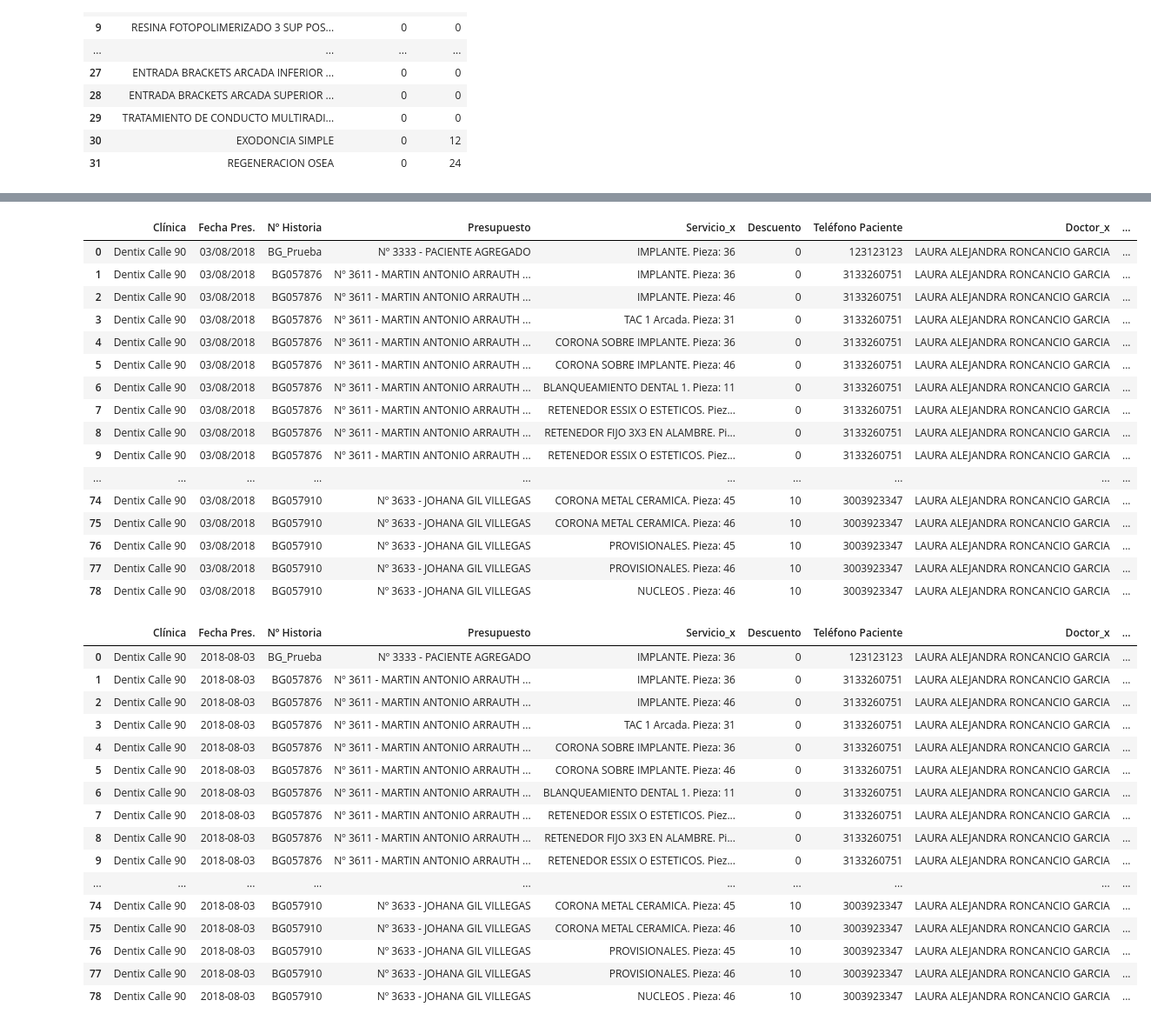
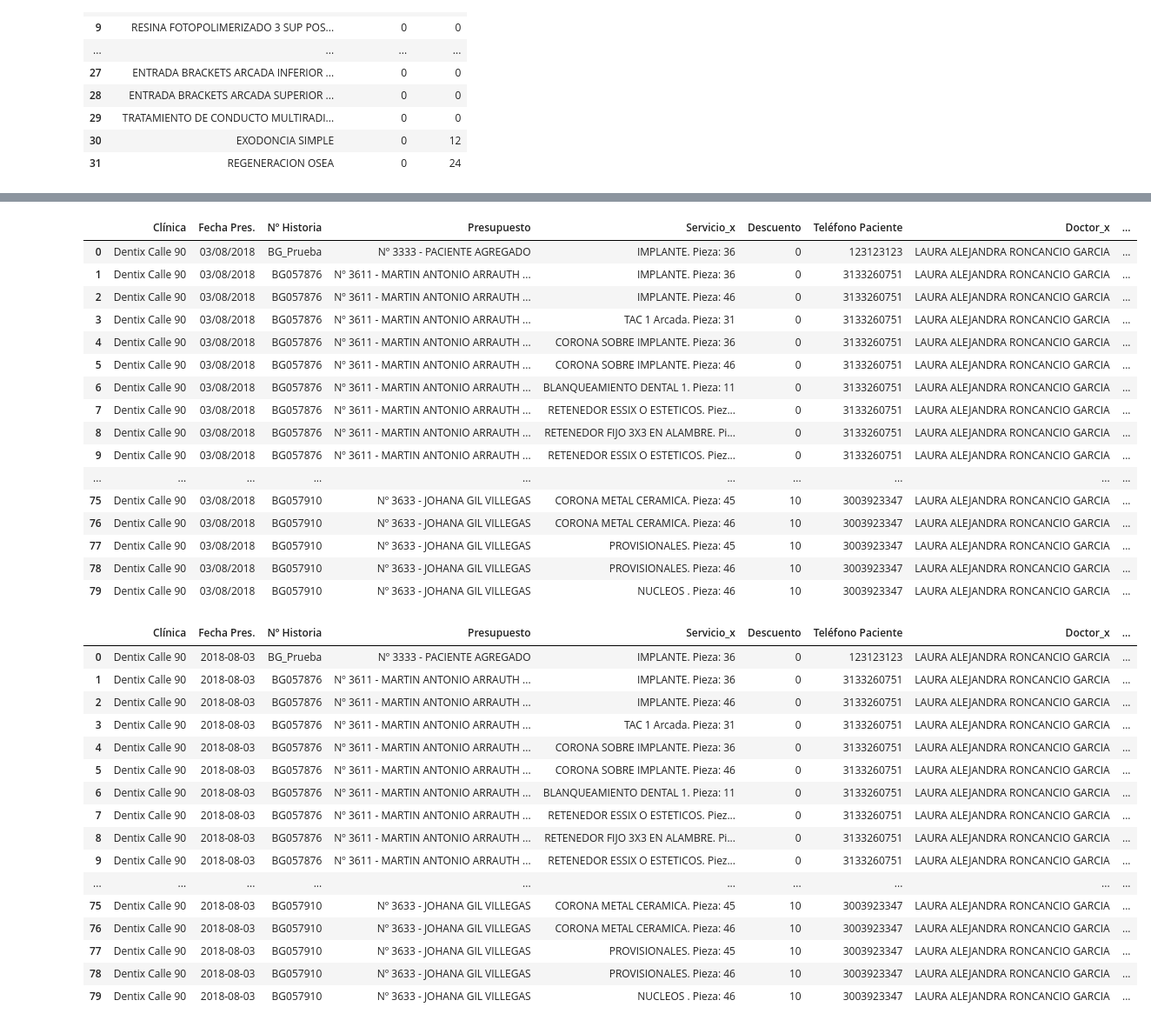
Before and after one commit to davidarango82/intro-data-sci-python, a Jupyter notebook: Untitled.ipynb, the cells around one changed output, grey strips where cells are left out. Shown at 87% size. Cells and saved outputs as stored; diff of their text form; code cells hidden in the pictures.

```diff
--- a/Untitled.ipynb
+++ b/Untitled.ipynb
@@ -134,7 +148,12 @@ temp_df
 | 30 | EXODONCIA SIMPLE | 0 | 12 |
 | 31 | REGENERACION OSEA | 0 | 24 |
 # %%
-#AJUSTE DE NOMBRES PROVENIENTES DE LA PPE
+#AJUSTE DE NOMBRES PARA TABLA DE SERVICIOS
 temp_df['ttmto_homol'] = temp_df['ttmto_homol'].replace('MENSUALIDAD ORTODONCIA AUTOLIGABLES','MENSUALIDAD ORTODONCIA AUTOLIGABLES ESTETICOS')
+temp_df['ttmto_homol'] = temp_df['ttmto_homol'].replace('ALARGAMIENTO CORONAL (','ALARGAMIENTO CORONAL (POR PIEZA)')
+temp_df['ttmto_homol'] = temp_df['ttmto_homol'].replace('EXODONCIA SIMPLE','EXODONCIA SIMPLE COMPLEJIDAD 1-2-3')
+temp_df['ttmto_homol'] = temp_df['ttmto_homol'].replace('REGENERACION OSEA','REGENERACION OSEA (SIN HUESO NI MEMBRANA)')
+
+
 #temp_df['ttmto_homol'] = temp_df['ttmto_homol'].replace('EXODONCIA QUIRURGICA DE CORDAL (INCLUIDO SEMIE...','EXODONCIA QUIRURGICA DE CORDAL (INCLUIDO, SEMIERUPCIONADO)')
-temp_df
+#temp_df
@@ -188,0 +190,3 @@ servicios_df
+# %%
+servicios_df = servicios_df[['ttmto_homol','Corrimiento','Vigencia','VALOR UNITARIO']]
+servicios_df
@@ -215,31 +242,31 @@ reporte
 # %%
 # CRUCE REPORTE-SERVICIOS_DF: AGREGAR CORRIMIENTO, VIGENCIA, Y VALOR UNITARIO AL REPORTE
 
-reporte = pd.merge(reporte, servicios_df2, how='left', left_on=['ttmto_homol'], right_on=['ttmto_homol'])
+reporte = pd.merge(reporte, servicios_df, how='left', left_on=['ttmto_homol'], right_on=['ttmto_homol'])
 reporte['CANTIDAD'] = reporte['Importe Pres.']/reporte['VALOR UNITARIO'] #comentado para ver los valores NAN a corregir.
 reporte['Producidos'] = reporte['Producidos']/reporte['VALOR UNITARIO']
 #reporte['VALOR UNITARIO']
 # ojo: si este procedimiento NO RETORNA 'reporte', es porque no ha cruzado servicios_df del todo, y quedan algunos NAN´s.
-# ajustar servicios_df para que los nombres de los ttmtos concuerden con los de 'reporte'
+# ajustar 'servicios_df' para que los nombres de los ttmtos concuerden con los de 'reporte'
 reporte
 # %% [output]
 |  | Clínica | Fecha Pres. | Nº Historia | Presupuesto | Servicio_x | Descuento | Teléfono Paciente | Doctor_x | ... |
 | 0 | Dentix Calle 90 | 03/08/2018 | BG_Prueba | Nº 3333 - PACIENTE AGREGADO | IMPLANTE. Pieza: 36 | 0 | 123123123 | LAURA ALEJANDRA RONCANCIO GARCIA | ... |
 | 1 | Dentix Calle 90 | 03/08/2018 | BG057876 | Nº 3611 - MARTIN ANTONIO ARRAUTH ... | IMPLANTE. Pieza: 36 | 0 | 3133260751 | LAURA ALEJANDRA RONCANCIO GARCIA | ... |
 | 2 | Dentix Calle 90 | 03/08/2018 | BG057876 | Nº 3611 - MARTIN ANTONIO ARRAUTH ... | IMPLANTE. Pieza: 46 | 0 | 3133260751 | LAURA ALEJANDRA RONCANCIO GARCIA | ... |
 | 3 | Dentix Calle 90 | 03/08/2018 | BG057876 | Nº 3611 - MARTIN ANTONIO ARRAUTH ... | TAC 1 Arcada. Pieza: 31 | 0 | 3133260751 | LAURA ALEJANDRA RONCANCIO GARCIA | ... |
 | 4 | Dentix Calle 90 | 03/08/2018 | BG057876 | Nº 3611 - MARTIN ANTONIO ARRAUTH ... | CORONA SOBRE IMPLANTE. Pieza: 36 | 0 | 3133260751 | LAURA ALEJANDRA RONCANCIO GARCIA | ... |
 | 5 | Dentix Calle 90 | 03/08/2018 | BG057876 | Nº 3611 - MARTIN ANTONIO ARRAUTH ... | CORONA SOBRE IMPLANTE. Pieza: 46 | 0 | 3133260751 | LAURA ALEJANDRA RONCANCIO GARCIA | ... |
 | 6 | Dentix Calle 90 | 03/08/2018 | BG057876 | Nº 3611 - MARTIN ANTONIO ARRAUTH ... | BLANQUEAMIENTO DENTAL 1. Pieza: 11 | 0 | 3133260751 | LAURA ALEJANDRA RONCANCIO GARCIA | ... |
 | 7 | Dentix Calle 90 | 03/08/2018 | BG057876 | Nº 3611 - MARTIN ANTONIO ARRAUTH ... | RETENEDOR ESSIX O ESTETICOS. Piez... | 0 | 3133260751 | LAURA ALEJANDRA RONCANCIO GARCIA | ... |
 | 8 | Dentix Calle 90 | 03/08/2018 | BG057876 | Nº 3611 - MARTIN ANTONIO ARRAUTH ... | RETENEDOR FIJO 3X3 EN ALAMBRE. Pi... | 0 | 3133260751 | LAURA ALEJANDRA RONCANCIO GARCIA | ... |
 | 9 | Dentix Calle 90 | 03/08/2018 | BG057876 | Nº 3611 - MARTIN ANTONIO ARRAUTH ... | RETENEDOR ESSIX O ESTETICOS. Piez... | 0 | 3133260751 | LAURA ALEJANDRA RONCANCIO GARCIA | ... |
 | ... | ... | ... | ... | ... | ... | ... | ... | ... | ... |
-| 74 | Dentix Calle 90 | 03/08/2018 | BG057910 | Nº 3633 - JOHANA GIL VILLEGAS | CORONA METAL CERAMICA. Pieza: 45 | 10 | 3003923347 | LAURA ALEJANDRA RONCANCIO GARCIA | ... |
-| 75 | Dentix Calle 90 | 03/08/2018 | BG057910 | Nº 3633 - JOHANA GIL VILLEGAS | CORONA METAL CERAMICA. Pieza: 46 | 10 | 3003923347 | LAURA ALEJANDRA RONCANCIO GARCIA | ... |
-| 76 | Dentix Calle 90 | 03/08/2018 | BG057910 | Nº 3633 - JOHANA GIL VILLEGAS | PROVISIONALES. Pieza: 45 | 10 | 3003923347 | LAURA ALEJANDRA RONCANCIO GARCIA | ... |
-| 77 | Dentix Calle 90 | 03/08/2018 | BG057910 | Nº 3633 - JOHANA GIL VILLEGAS | PROVISIONALES. Pieza: 46 | 10 | 3003923347 | LAURA ALEJANDRA RONCANCIO GARCIA | ... |
-| 78 | Dentix Calle 90 | 03/08/2018 | BG057910 | Nº 3633 - JOHANA GIL VILLEGAS | NUCLEOS . Pieza: 46 | 10 | 3003923347 | LAURA ALEJANDRA RONCANCIO GARCIA | ... |
+| 75 | Dentix Calle 90 | 03/08/2018 | BG057910 | Nº 3633 - JOHANA GIL VILLEGAS | CORONA METAL CERAMICA. Pieza: 45 | 10 | 3003923347 | LAURA ALEJANDRA RONCANCIO GARCIA | ... |
+| 76 | Dentix Calle 90 | 03/08/2018 | BG057910 | Nº 3633 - JOHANA GIL VILLEGAS | CORONA METAL CERAMICA. Pieza: 46 | 10 | 3003923347 | LAURA ALEJANDRA RONCANCIO GARCIA | ... |
+| 77 | Dentix Calle 90 | 03/08/2018 | BG057910 | Nº 3633 - JOHANA GIL VILLEGAS | PROVISIONALES. Pieza: 45 | 10 | 3003923347 | LAURA ALEJANDRA RONCANCIO GARCIA | ... |
+| 78 | Dentix Calle 90 | 03/08/2018 | BG057910 | Nº 3633 - JOHANA GIL VILLEGAS | PROVISIONALES. Pieza: 46 | 10 | 3003923347 | LAURA ALEJANDRA RONCANCIO GARCIA | ... |
+| 79 | Dentix Calle 90 | 03/08/2018 | BG057910 | Nº 3633 - JOHANA GIL VILLEGAS | NUCLEOS . Pieza: 46 | 10 | 3003923347 | LAURA ALEJANDRA RONCANCIO GARCIA | ... |
 # %%
 reporte['Fecha Pres.'] = pd.to_datetime(reporte['Fecha Pres.'], format='%d/%m/%Y', errors='coerce')
 
@@ -265,11 +292,11 @@ reporte
 | 8 | Dentix Calle 90 | 2018-08-03 | BG057876 | Nº 3611 - MARTIN ANTONIO ARRAUTH ... | RETENEDOR FIJO 3X3 EN ALAMBRE. Pi... | 0 | 3133260751 | LAURA ALEJANDRA RONCANCIO GARCIA | ... |
 | 9 | Dentix Calle 90 | 2018-08-03 | BG057876 | Nº 3611 - MARTIN ANTONIO ARRAUTH ... | RETENEDOR ESSIX O ESTETICOS. Piez... | 0 | 3133260751 | LAURA ALEJANDRA RONCANCIO GARCIA | ... |
 | ... | ... | ... | ... | ... | ... | ... | ... | ... | ... |
-| 74 | Dentix Calle 90 | 2018-08-03 | BG057910 | Nº 3633 - JOHANA GIL VILLEGAS | CORONA METAL CERAMICA. Pieza: 45 | 10 | 3003923347 | LAURA ALEJANDRA RONCANCIO GARCIA | ... |
-| 75 | Dentix Calle 90 | 2018-08-03 | BG057910 | Nº 3633 - JOHANA GIL VILLEGAS | CORONA METAL CERAMICA. Pieza: 46 | 10 | 3003923347 | LAURA ALEJANDRA RONCANCIO GARCIA | ... |
-| 76 | Dentix Calle 90 | 2018-08-03 | BG057910 | Nº 3633 - JOHANA GIL VILLEGAS | PROVISIONALES. Pieza: 45 | 10 | 3003923347 | LAURA ALEJANDRA RONCANCIO GARCIA | ... |
-| 77 | Dentix Calle 90 | 2018-08-03 | BG057910 | Nº 3633 - JOHANA GIL VILLEGAS | PROVISIONALES. Pieza: 46 | 10 | 3003923347 | LAURA ALEJANDRA RONCANCIO GARCIA | ... |
-| 78 | Dentix Calle 90 | 2018-08-03 | BG057910 | Nº 3633 - JOHANA GIL VILLEGAS | NUCLEOS . Pieza: 46 | 10 | 3003923347 | LAURA ALEJANDRA RONCANCIO GARCIA | ... |
+| 75 | Dentix Calle 90 | 2018-08-03 | BG057910 | Nº 3633 - JOHANA GIL VILLEGAS | CORONA METAL CERAMICA. Pieza: 45 | 10 | 3003923347 | LAURA ALEJANDRA RONCANCIO GARCIA | ... |
+| 76 | Dentix Calle 90 | 2018-08-03 | BG057910 | Nº 3633 - JOHANA GIL VILLEGAS | CORONA METAL CERAMICA. Pieza: 46 | 10 | 3003923347 | LAURA ALEJANDRA RONCANCIO GARCIA | ... |
+| 77 | Dentix Calle 90 | 2018-08-03 | BG057910 | Nº 3633 - JOHANA GIL VILLEGAS | PROVISIONALES. Pieza: 45 | 10 | 3003923347 | LAURA ALEJANDRA RONCANCIO GARCIA | ... |
+| 78 | Dentix Calle 90 | 2018-08-03 | BG057910 | Nº 3633 - JOHANA GIL VILLEGAS | PROVISIONALES. Pieza: 46 | 10 | 3003923347 | LAURA ALEJANDRA RONCANCIO GARCIA | ... |
+| 79 | Dentix Calle 90 | 2018-08-03 | BG057910 | Nº 3633 - JOHANA GIL VILLEGAS | NUCLEOS . Pieza: 46 | 10 | 3003923347 | LAURA ALEJANDRA RONCANCIO GARCIA | ... |
 # %%
 #Filtros (Alerta)
 #reporte[((reporte['fecha_prox']<='2018-08-19')  & (reporte['% Realizado']!='100.00%') & (reporte['% Pagado']>'0.00%') & (reporte['Próxima Cita']=='No Citado')) | (reporte['Especialidad']=='CIRUJIA ORAL Y MAXILOFACIAL') | ((reporte['ttmto_homol']=='MENSUALIDAD ORTODONCIA METALICA') & (reporte['% Realizado']!='100.00%'))]
```
Also changed, not shown: parts of 10 cells of this notebook, 1 other file.
